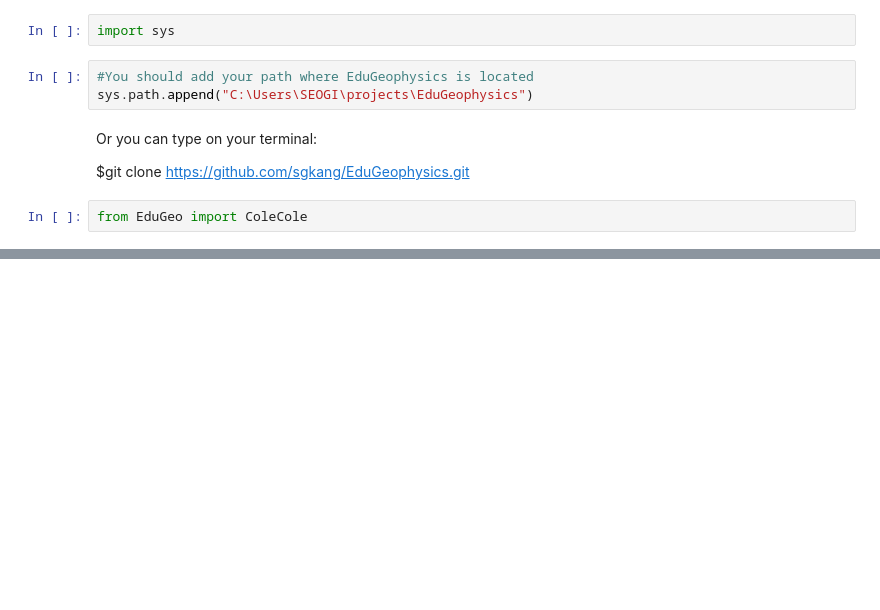
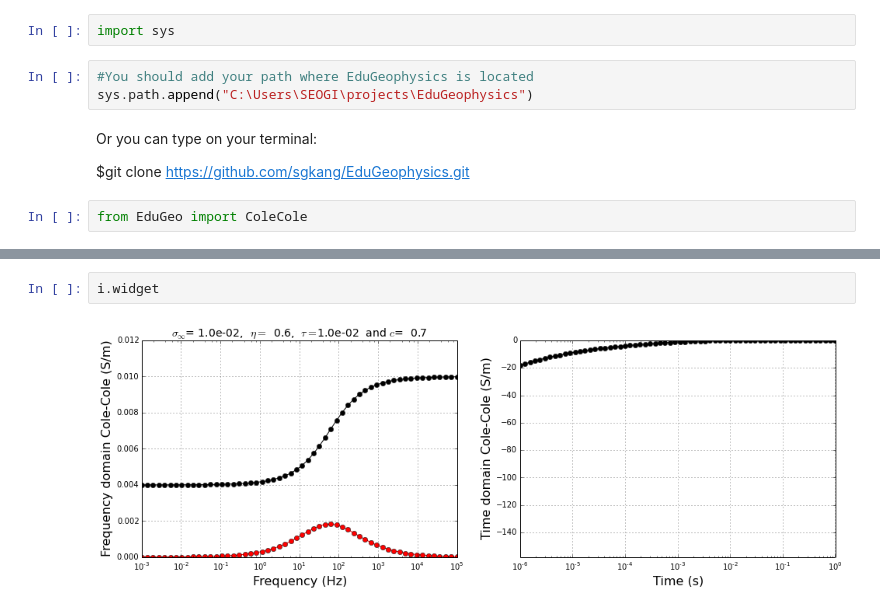
Before and after one commit to sgkang/EduGeophysics, a Jupyter notebook: notebooks/InterViz_Ex1_ColeColeModel.ipynb, the cells around one changed output, grey strips where cells are left out. Saved outputs shown, nothing was run; the diff lists cells and outputs as text; blank space fills up the shorter version.

```diff
--- a/notebooks/InterViz_Ex1_ColeColeModel.ipynb
+++ b/notebooks/InterViz_Ex1_ColeColeModel.ipynb
@@ -20,0 +21,4 @@ interact(ColeCole.ColeColeFplot, siginf = (-3, 0, 1), eta = (0.1, 0.9, 0.1), \
+# %%
+i.widget
+# %% [output]
+[figure, added]
```
Also changed, not shown: parts of 1 cell of this notebook, 3 other files.
